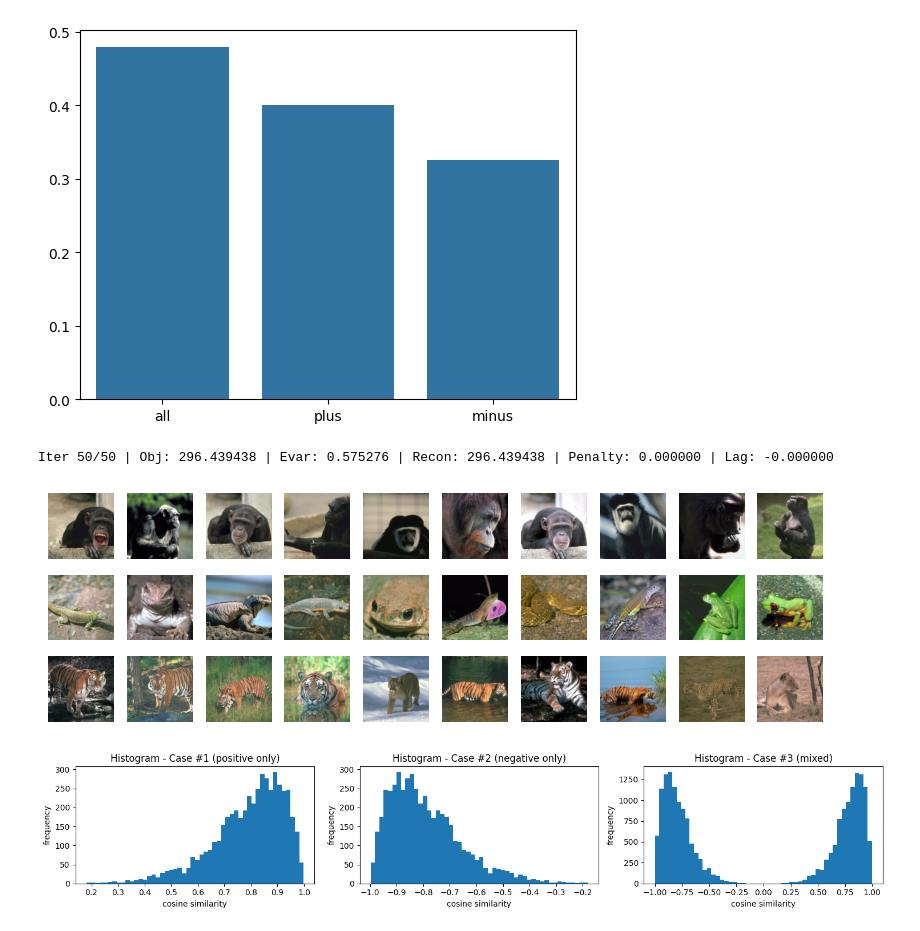
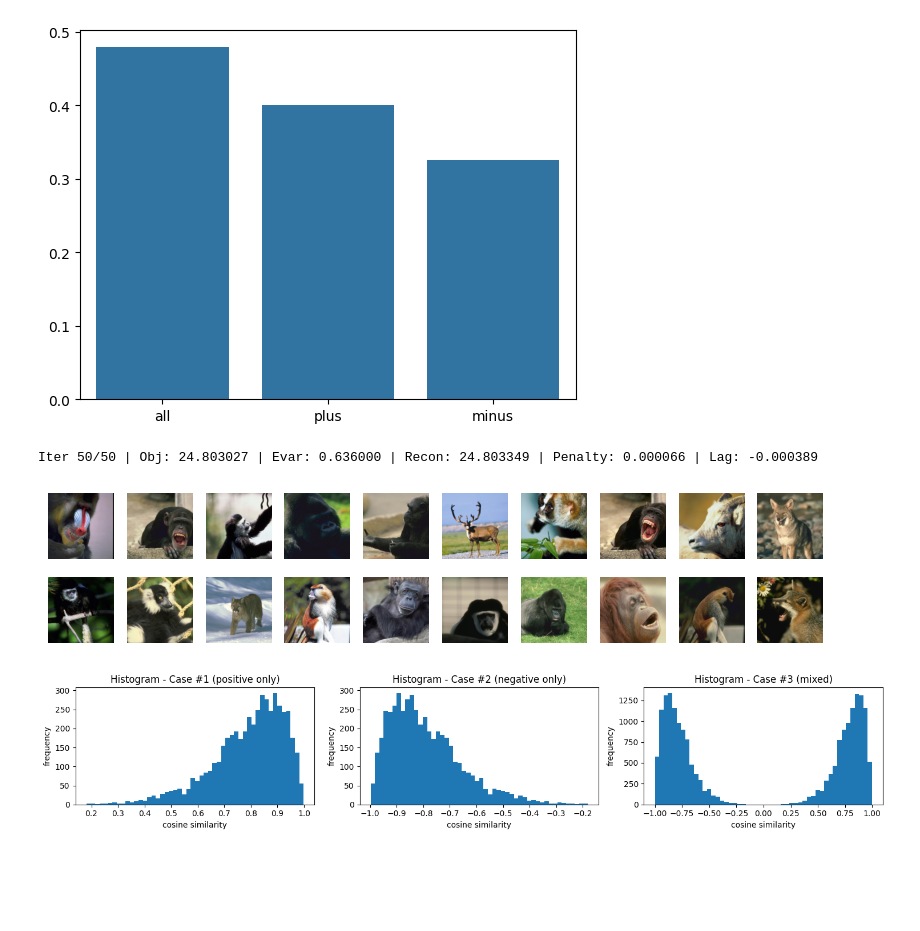
Before and after one commit to florianmahner/pysrf, a Jupyter notebook: notebooks/rank_selection.ipynb, the cells around one changed output. Drawn from its saved outputs; the diff is of its cells as text; code cells hidden in the pictures; blank space fills up the shorter version.

```diff
--- a/notebooks/rank_selection.ipynb
+++ b/notebooks/rank_selection.ipynb
@@ -139,0 +161,32 @@ fraction of positive values: 0.6501206173654095
+# %%
+dataset = load_dataset("peterson-animals")
+rsm = dataset.rsm
+
+import numpy as np
+
+
+def kernel_center(sim):
+    """Return H sim H, where H = I − 1/n · 11ᵀ."""
+    n = sim.shape[0]
+    one = np.ones((n, n)) / n
+    H = np.eye(n) - one
+    return H @ sim @ H  # now rows/cols sum to 0 → both + and − entries
+
+
+rsm_centered = kernel_center(rsm)
+mask = rsm_centered >= 0
+rsm_pos = np.clip(rsm_centered, 0, None)
+rsm_neg = np.clip(-rsm_centered, 0, None)
+
+
+plt.figure(figsize=(7, 7))
+sns.clustermap(rsm_pos, cmap="viridis", metric="correlation")
+plt.title("Positive RSM")
+plt.tight_layout()
+plt.show()
+
+plt.figure(figsize=(7, 7))
+sns.clustermap(rsm_neg, cmap="viridis", metric="correlation")
+plt.title("Negative RSM")
+plt.tight_layout()
+plt.show()
@@ -153,20 +211,20 @@ plt.show()
 # %% [output]
 [figure]
 # %%
-model = ADMM(rank=3, max_outer=50, w_inner=100, tol=0.0, verbose=True, rho=2.0)
+model = ADMM(rank=2, max_outer=50, w_inner=100, tol=0.0, verbose=True, rho=2.0)
 
-w = model.fit_transform(rsm)
+w = model.fit_transform(rsm_neg, mask=~mask)
 
 fig = plot_images_from_embedding(w, images, top_k=10, dpi=100)
 
 # w_plus = model.fit_transform(s_plus)
 # w_minus = model.fit_transform(s_minus)
 
 # fig = plot_images_from_embedding(w_plus, images, top_k=10, dpi=100)
 # fig = plot_images_from_embedding(w_minus, images, top_k=10, dpi=100)
 # %% [output]
-Iter 50/50 | Obj: 296.439438 | Evar: 0.575276 | Recon: 296.439438 | Penalty: 0.000000 | Lag: -0.000000
+Iter 50/50 | Obj: 24.803027 | Evar: 0.636000 | Recon: 24.803349 | Penalty: 0.000066 | Lag: -0.000389
-[figure, old version]
+[figure, new version]
 # %%
 import numpy as np
 import matplotlib.pyplot as plt
```
Also changed, not shown: parts of 4 cells of this notebook, 8 other files.
